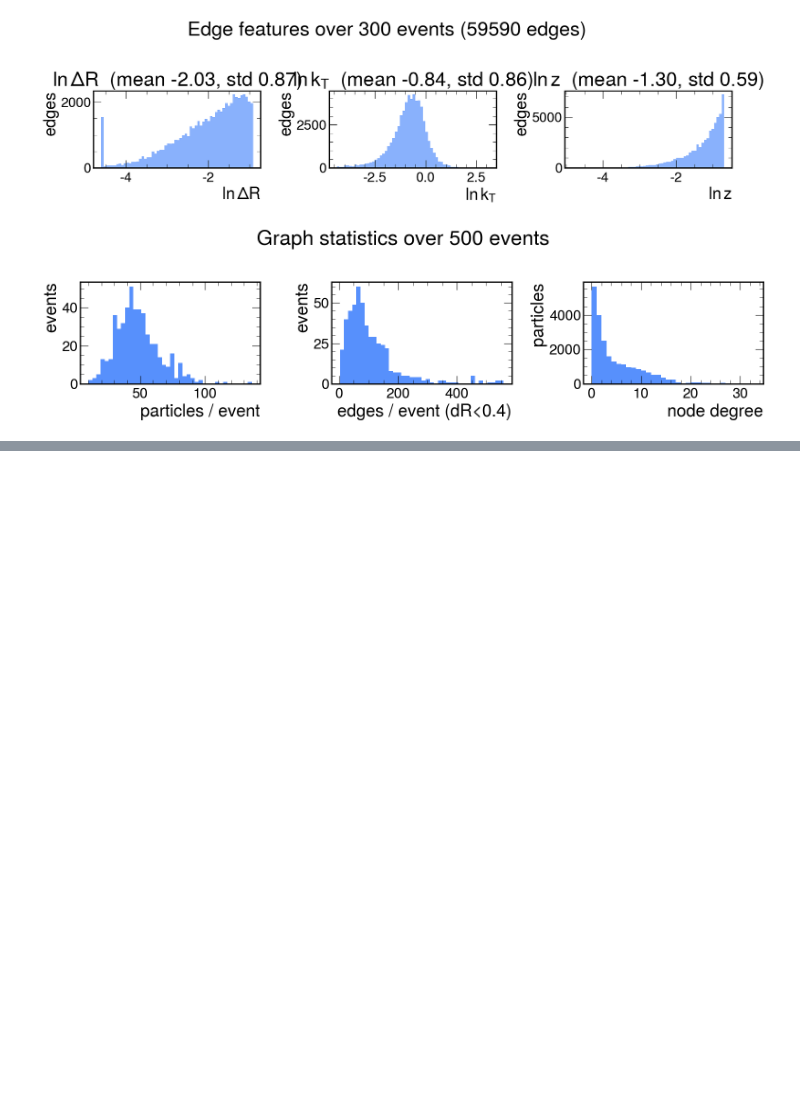
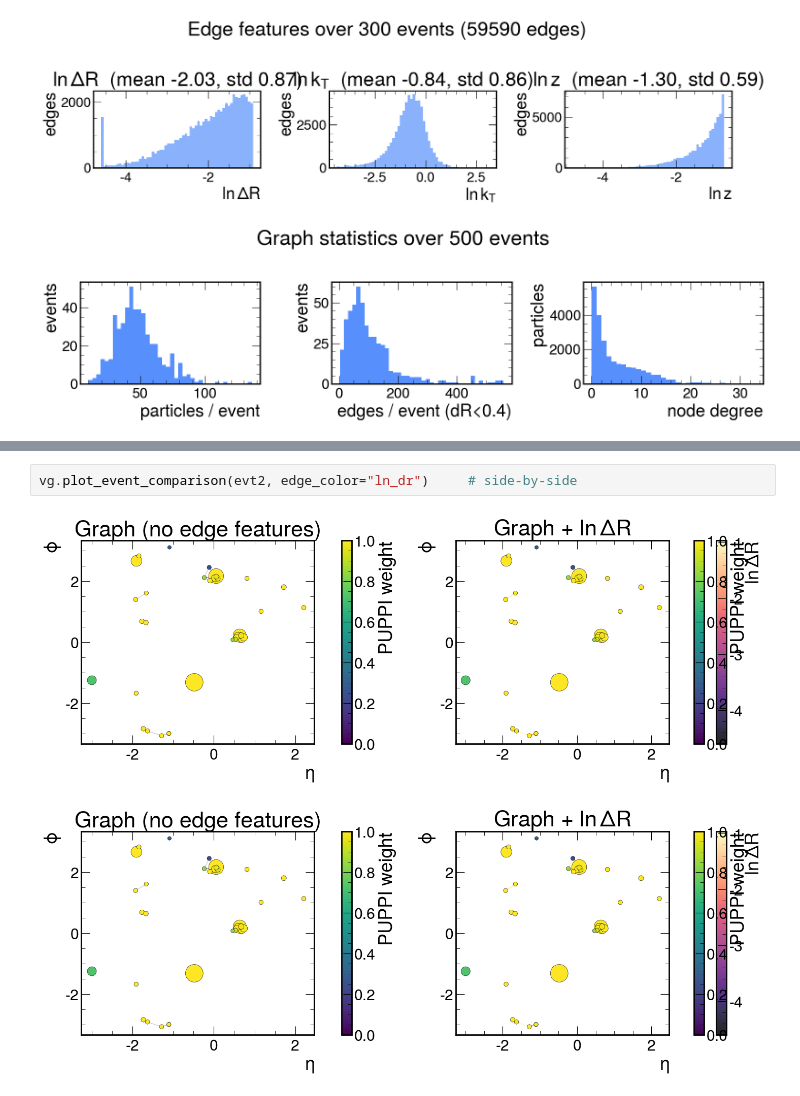
Before and after one commit to senadurgut/L1DeepMETv2, a Jupyter notebook: notebooks/viz_graphs.ipynb, the cells around one changed output, grey strips where cells are left out. Drawn from its saved outputs; the diff is of its cells as text; blank space fills up the shorter version.

```diff
--- a/notebooks/viz_graphs.ipynb
+++ b/notebooks/viz_graphs.ipynb
@@ -21,0 +41,5 @@ vg.plot_graph_stats(ds, n_events=500)                # nodes, edges, degree dist
+# %%
+vg.plot_event_comparison(evt2, edge_color="ln_dr")     # side-by-side
+# %% [output]
+[figure, added]
+[figure, added]
```
Also changed, not shown: parts of 5 cells of this notebook, 17 other files.
